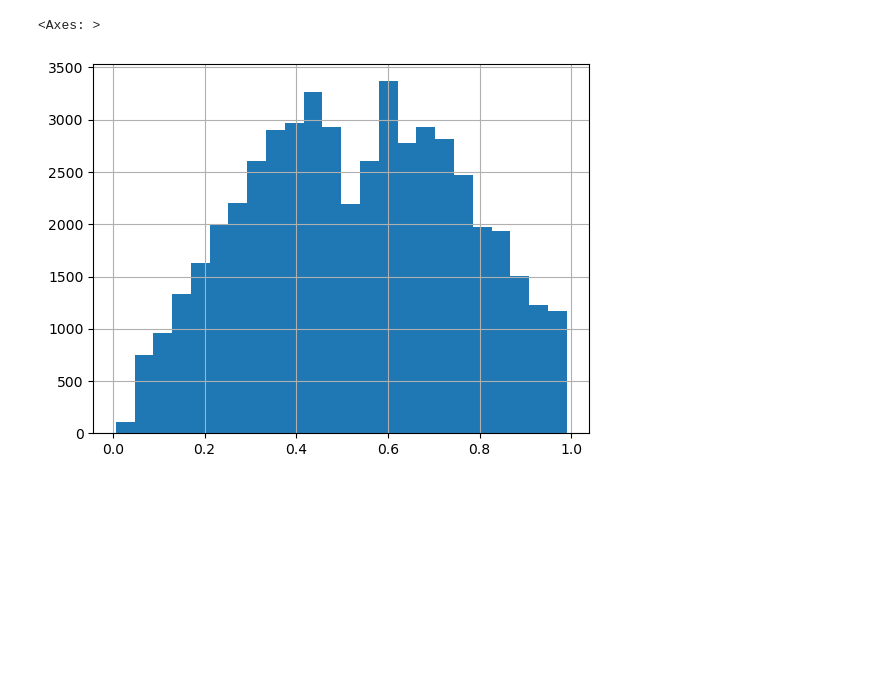
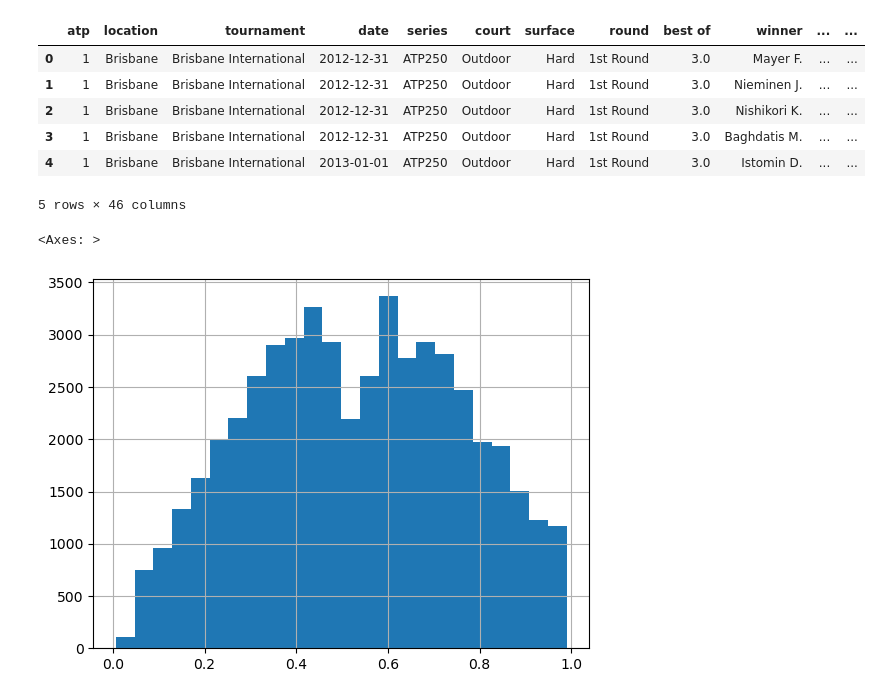
Before and after one commit to yaobviously/tennis_elo, a Jupyter notebook: notebooks/betting_analysis.ipynb, the cells around one changed output. Drawn from its saved outputs; the diff is of its cells as text; code cells hidden in the pictures; blank space fills up the shorter version.

```diff
--- a/notebooks/betting_analysis.ipynb
+++ b/notebooks/betting_analysis.ipynb
@@ -28,5 +28,15 @@ betting_df['max_lose_pct'] = 1 / betting_df['maxl']
 
 betting_df.dropna(subset=['avg_winner_pct', 'avg_loser_pct'], inplace=True)
+# %%
+betting_df.head()
+# %% [output]
+|  | atp | location | tournament | date | series | court | surface | round | best of | winner | ... | ... |
+| 0 | 1 | Brisbane | Brisbane International | 2012-12-31 | ATP250 | Outdoor | Hard | 1st Round | 3.0 | Mayer F. | ... | ... |
+| 1 | 1 | Brisbane | Brisbane International | 2012-12-31 | ATP250 | Outdoor | Hard | 1st Round | 3.0 | Nieminen J. | ... | ... |
+| 2 | 1 | Brisbane | Brisbane International | 2012-12-31 | ATP250 | Outdoor | Hard | 1st Round | 3.0 | Nishikori K. | ... | ... |
+| 3 | 1 | Brisbane | Brisbane International | 2012-12-31 | ATP250 | Outdoor | Hard | 1st Round | 3.0 | Baghdatis M. | ... | ... |
+| 4 | 1 | Brisbane | Brisbane International | 2013-01-01 | ATP250 | Outdoor | Hard | 1st Round | 3.0 | Istomin D. | ... | ... |
+5 rows × 46 columns
 # %%
 pd.concat([betting_df['avg_winner_pct'], betting_df['avg_loser_pct']]).hist(bins=24)
 # %% [output]
```
Also changed, not shown: parts of 6 cells of this notebook, 14 other files.
